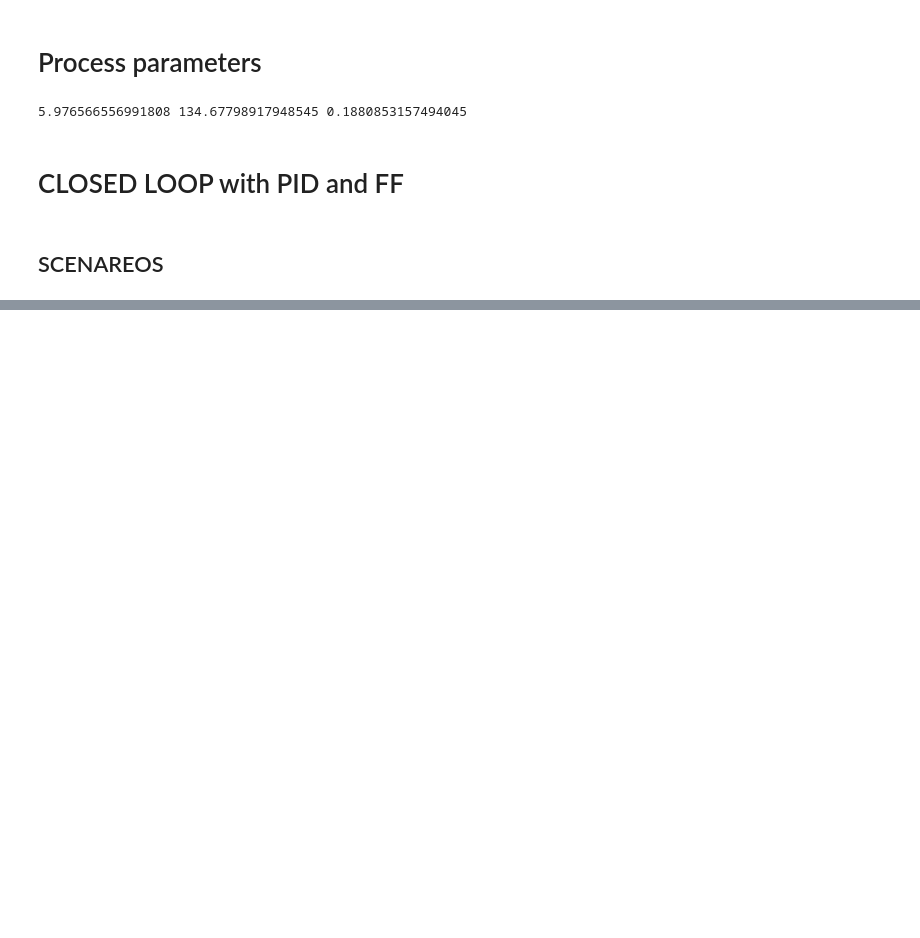
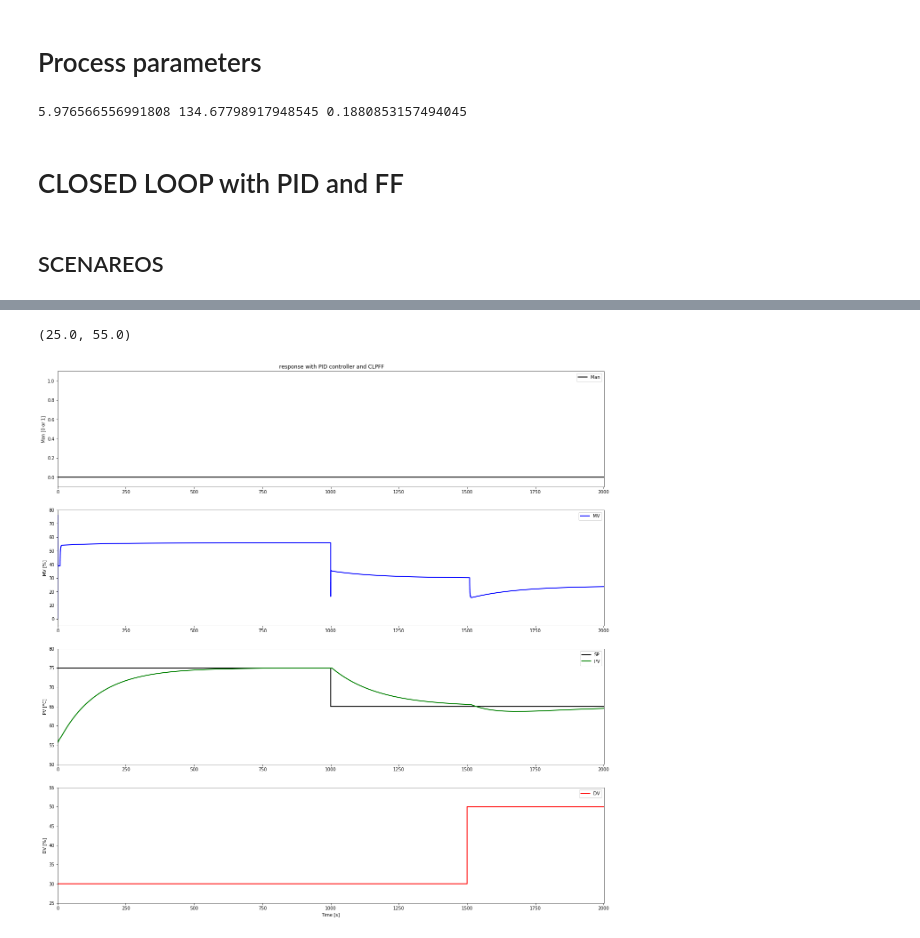
Before and after one commit to esme-deep/control_theory-, a Jupyter notebook: simulation_CLP.ipynb, the cells around one changed output, grey strips where cells are left out. Saved outputs shown, nothing was run; the diff lists cells and outputs as text; code cells hidden in the pictures; blank space fills up the shorter version.

```diff
--- a/simulation_CLP.ipynb
+++ b/simulation_CLP.ipynb
@@ -34,7 +34,7 @@ print(Kc,Ti,Td)
 5.976566556991808 134.67798917948545 0.1880853157494045
 # %%
 TSim = 2000
-Ts = 1
+Ts = 0.1
 N = int(TSim/Ts) + 1
 # %% [markdown]
 # CLOSED LOOP with PID and FF
@@ -151,0 +192,44 @@ plt.step(t,PV,'r-',label='PV',where='post')
+# %%
+fig, (ax1,ax2,ax3,ax4) = plt.subplots(4,1)
+fig.set_figheight(22)
+fig.set_figwidth(22)
+
+l1, = ax1.step([0,t[-1]],[0,100],'k-',linewidth=2,label='Man',where='post')
+ax1.set_ylabel('Man [0 or 1]')
+ax1.set_title(' response with PID controller and ' + scenario)
+ax1.legend(loc='best')
+
+l2, = ax2.step([0,t[-1]],[0,100],'b-',linewidth=2,label='MV',where='post')
+ax2.set_ylabel('MV [%]')
+ax2.legend(loc='best')
+
+l3, = ax3.step([0,t[-1]],[0,100],'k-',linewidth=2,label='SP',where='post')
+
+l4, = ax3.step([0,t[-1]],[0,100],'g-',linewidth=2,label='PV',where='post')
+ax3.set_ylabel('PV [°C]')
+ax3.legend(loc='best')
+
+l5, = ax4.step([0,t[-1]],[0,100],'r-',linewidth=2,label='DV',where='post')
+ax4.set_xlabel('Time [s]')
+ax4.set_ylabel('DV [%]')
+ax4.legend(loc='best')
+
+ManInt = [int(x) for x in Man]
+l1.set_data(t,ManInt)
+l2.set_data(t,MV)
+l3.set_data(t,SP)
+l4.set_data(t,PV)
+l5.set_data(t,DV)
+
+ax1.set_xlim(0,t[-1]+1)
+ax2.set_xlim(0,t[-1]+1)
+ax3.set_xlim(0,t[-1]+1)
+ax4.set_xlim(0,t[-1]+1)
+
+ax1.set_ylim(-0.1,1.1)
+ax2.set_ylim(myRound(np.min(MV),5)-5, myRound(np.max(MV),5)+5)
+ax3.set_ylim(myRound(np.min((np.min(PV),np.min(SP))),5)-5,myRound(np.max((np.max(PV),np.max(SP))),5)+5)
+ax4.set_ylim(myRound(np.min(DV),5)-5,myRound(np.max(DV),5)+5)
+# %% [output]
+(25.0, 55.0)
+[figure, added]
```
Also changed, not shown: parts of 12 cells of this notebook, 1 other file.
